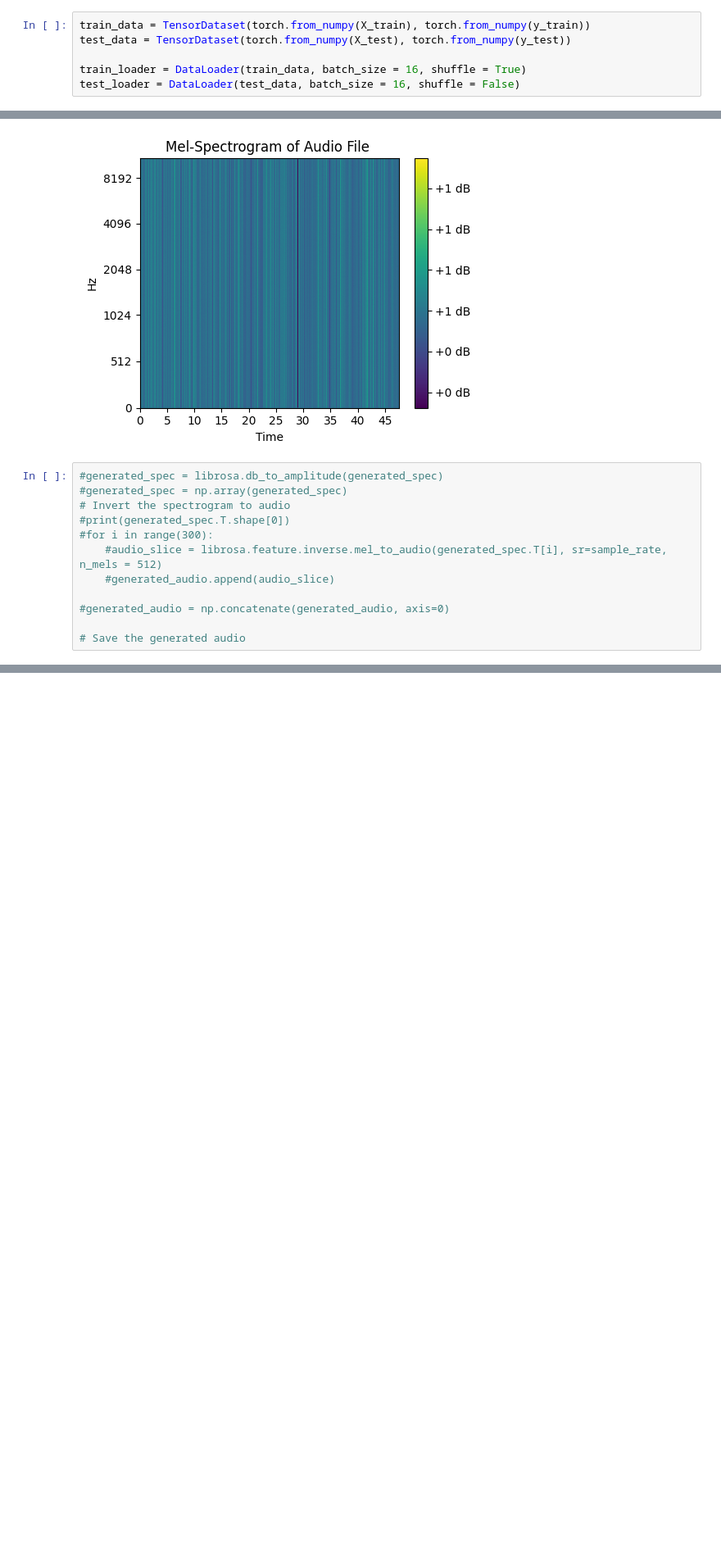
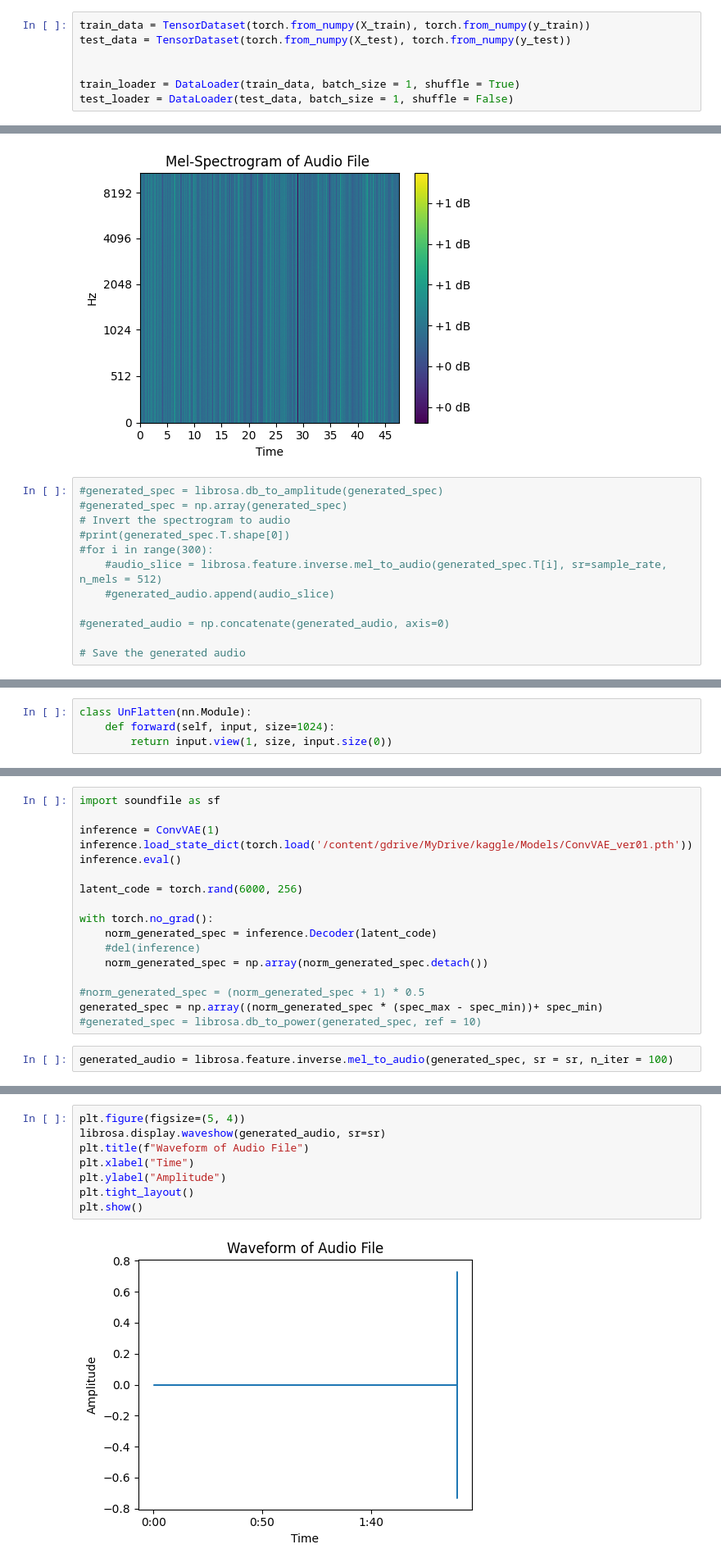
Before and after one commit to sriraj0926/Music-generation, a Jupyter notebook: Deep_Learning_Project.ipynb, the cells around one changed output, grey strips where cells are left out. Shown at 82% size. Drawn from its saved outputs; the diff is of its cells as text; blank space fills up the shorter version.

```diff
--- a/Deep_Learning_Project.ipynb
+++ b/Deep_Learning_Project.ipynb
@@ -195,8 +195,9 @@ print(X_train.shape[1], X_train.shape)
 train_data = TensorDataset(torch.from_numpy(X_train), torch.from_numpy(y_train))
 test_data = TensorDataset(torch.from_numpy(X_test), torch.from_numpy(y_test))
 
-train_loader = DataLoader(train_data, batch_size = 16, shuffle = True)
-test_loader = DataLoader(test_data, batch_size = 16, shuffle = False)
+
+train_loader = DataLoader(train_data, batch_size = 1, shuffle = True)
+test_loader = DataLoader(test_data, batch_size = 1, shuffle = False)
 # %%
 device = torch.device("cuda" if torch.cuda.is_available() else "cpu")
 # %% [markdown]
@@ -397,0 +393,4 @@ class Discriminator(nn.Module):
+# %%
+class UnFlatten(nn.Module):
+    def forward(self, input, size=1024):
+        return input.view(1, size, input.size(0))
@@ -397,0 +545,19 @@ class Discriminator(nn.Module):
+# %%
+import soundfile as sf
+
+inference = ConvVAE(1)
+inference.load_state_dict(torch.load('/content/gdrive/MyDrive/kaggle/Models/ConvVAE_ver01.pth'))
+inference.eval()
+
+latent_code = torch.rand(6000, 256)
+
+with torch.no_grad():
+    norm_generated_spec = inference.Decoder(latent_code)
+    #del(inference)
+    norm_generated_spec = np.array(norm_generated_spec.detach())
+
+#norm_generated_spec = (norm_generated_spec + 1) * 0.5
+generated_spec = np.array((norm_generated_spec * (spec_max - spec_min))+ spec_min)
+#generated_spec = librosa.db_to_power(generated_spec, ref = 10)
+# %%
+generated_audio = librosa.feature.inverse.mel_to_audio(generated_spec, sr = sr, n_iter = 100)
@@ -397,0 +566,10 @@ class Discriminator(nn.Module):
+# %%
+plt.figure(figsize=(5, 4))
+librosa.display.waveshow(generated_audio, sr=sr)
+plt.title(f"Waveform of Audio File")
+plt.xlabel("Time")
+plt.ylabel("Amplitude")
+plt.tight_layout()
+plt.show()
+# %% [output]
+[figure, added]
```
Also changed, not shown: parts of 13 cells of this notebook.
